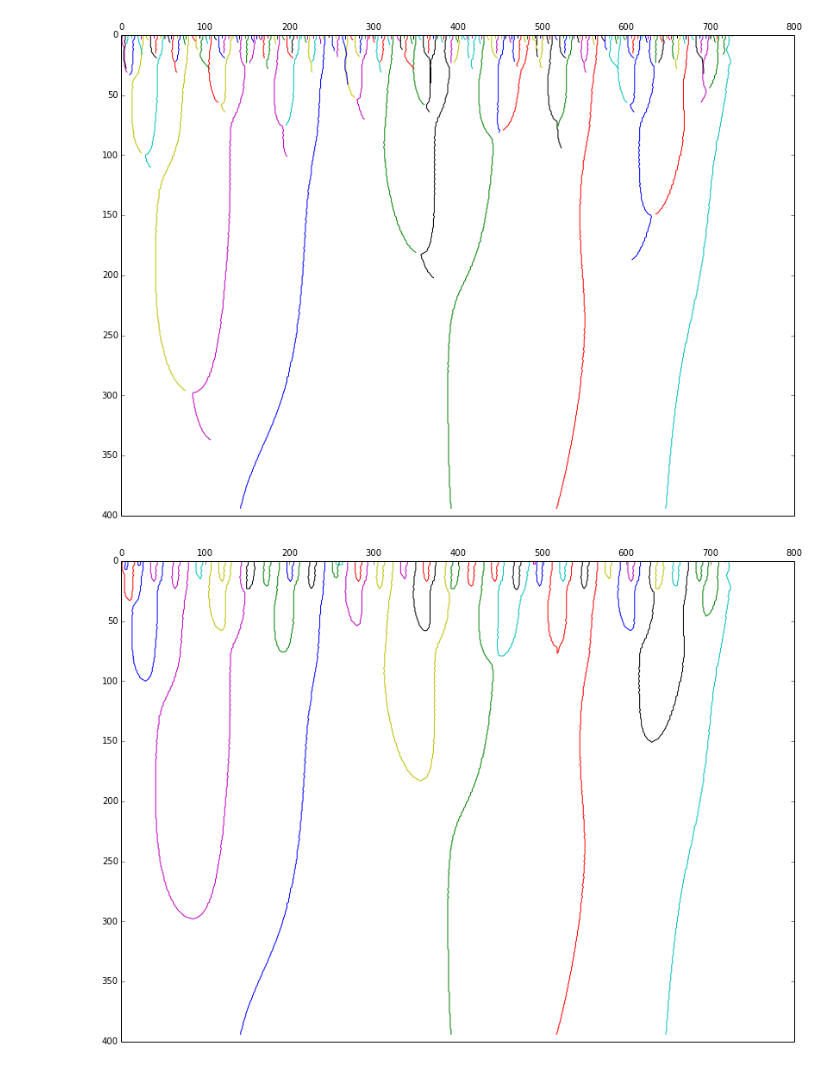
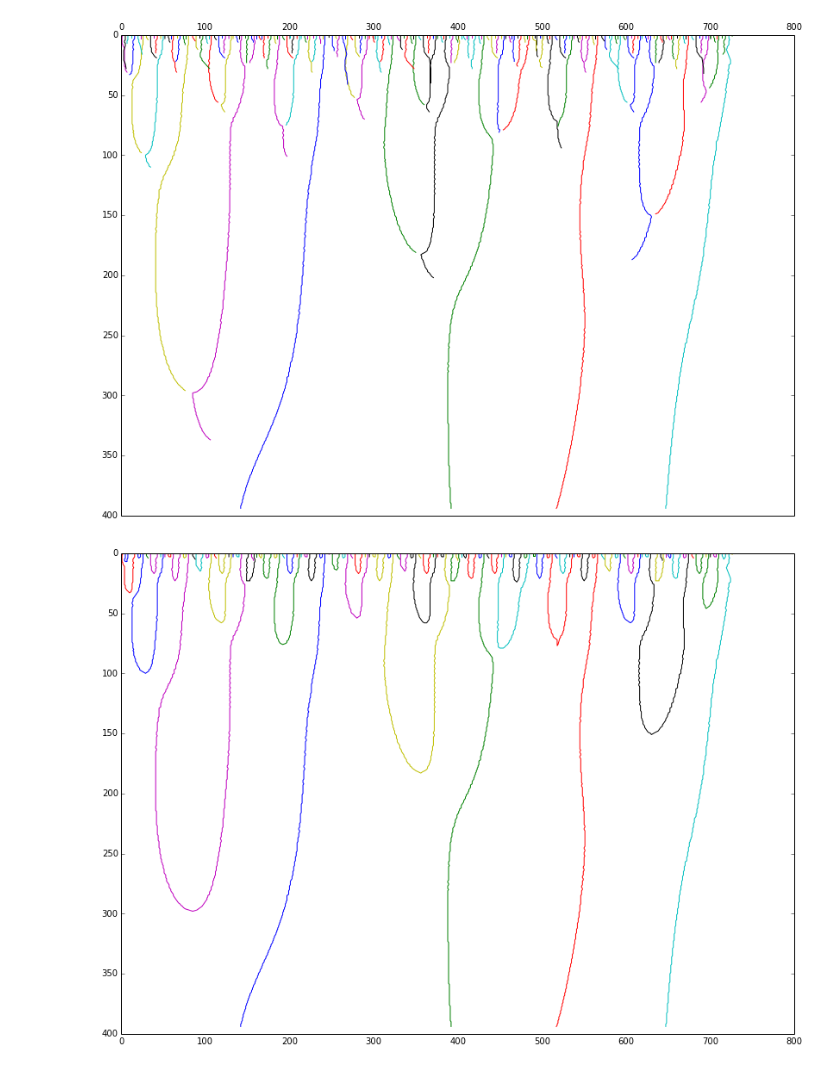
Before and after one commit to buckie/wtmm-python, a Jupyter notebook: notebooks/tails mk3.ipynb, the cells around one changed output. Drawn from its saved outputs; the diff is of its cells as text; code cells hidden in the pictures.

```diff
--- a/notebooks/tails mk3.ipynb
+++ b/notebooks/tails mk3.ipynb
@@ -190,11 +204,17 @@ for i, ((n,v), pts) in enumerate(bifucs.iteritems()):
 # %%
+coronae = match_coronae(bifucations, 380, 1)
+
 plt.figure(figsize=(14, 10))
+# for n, (k, v) in enumerate(bifucations.items()):
+#     rows, cols = zip(*v)
+#     plt.plot(cols, rows, color='black')
+
 for n, (k, v) in enumerate(coronae.items()):
     rows, cols = zip(*v)
     plt.plot(cols, rows)
 ax = plt.gca()
 ax.set_ylim(ax.get_ylim()[::-1])
-ax.xaxis.tick_top()
+plt.setp(ax.get_xticklines(),visible=False)
 plt.show()
 # %% [output]
-[figure, old version]
+[figure, new version]
```
Also changed, not shown: parts of 4 cells of this notebook, 1 other file.
